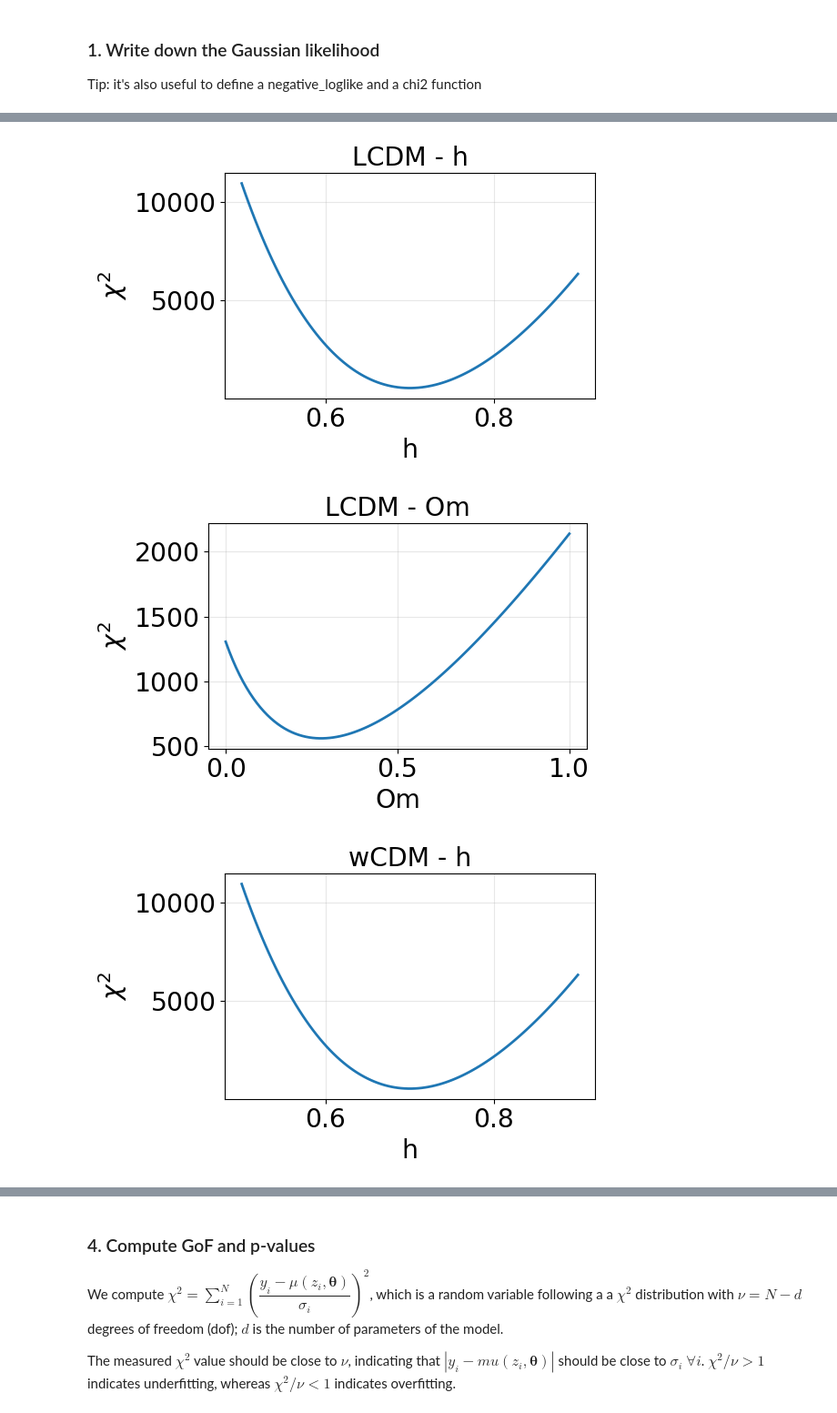
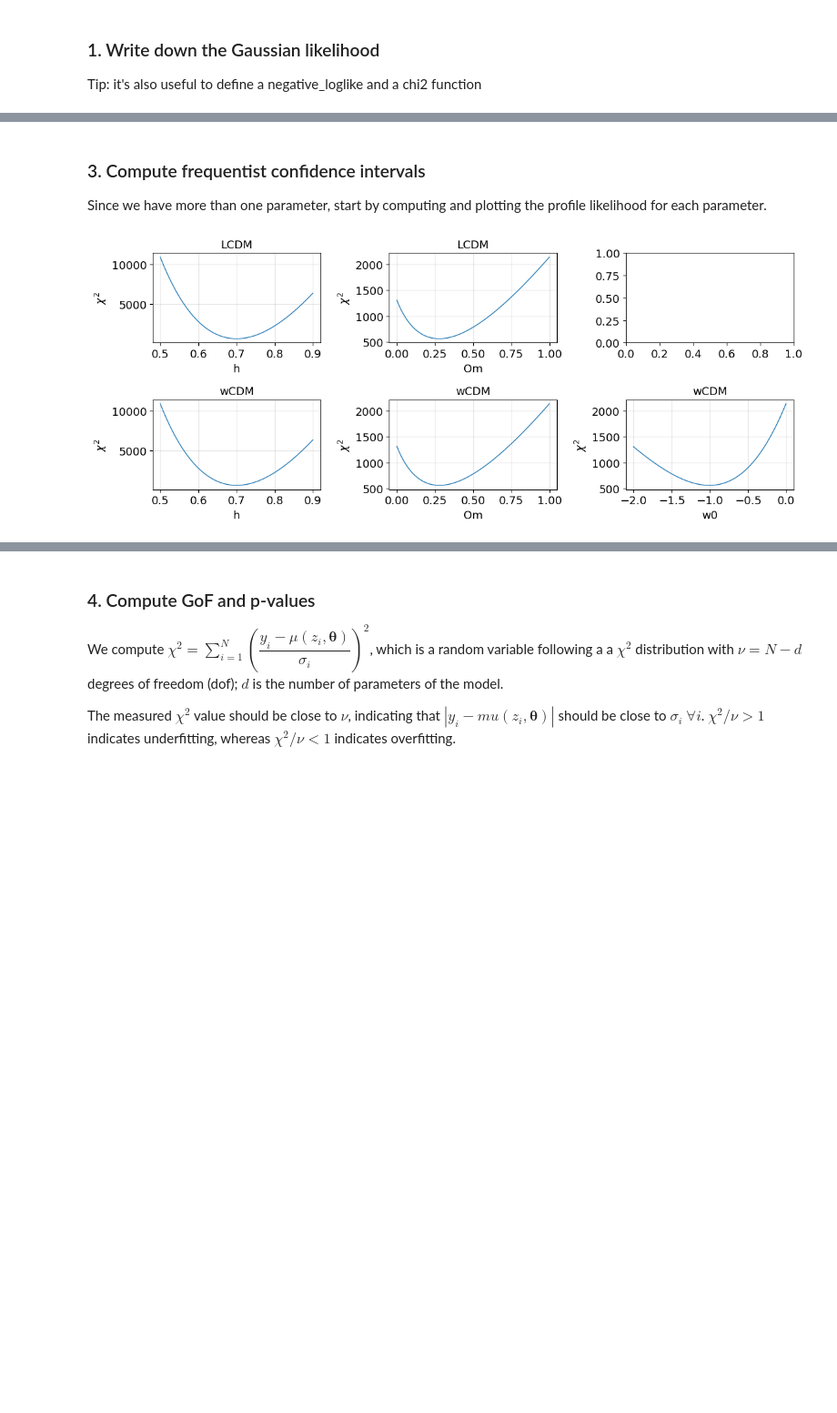
Before and after one commit to davidesciotti/Astrostats, a Jupyter notebook: SNIa_for_astrostats.ipynb, the cells around one changed output, grey strips where cells are left out. Shown at 91% size. Cells and saved outputs as stored; diff of their text form; code cells hidden in the pictures; blank space fills up the shorter version.

Commit message:
better plots for profile likelihood

```diff
--- a/SNIa_for_astrostats.ipynb
+++ b/SNIa_for_astrostats.ipynb
@@ -79,6 +79,8 @@ y_obs = data_union[:, 2]
 sigma_y = data_union[:, 3]
 data_cov = np.diag(sigma_y**2)
 inv_data_cov = np.linalg.inv(data_cov)
+sign, ln_det_data_cov = np.linalg.slogdet(data_cov)
+
 N_obs = z_obs.size
 
 models = ['LCDM', 'wCDM']
@@ -180,24 +183,17 @@ $$\chi^{2}=\sum_{i=1}^{N} \left( \frac{y_{i}-\mu\left(z_{i}, \boldsymbol{\theta}
 ### 1. Write down the Gaussian likelihood
 Tip: it's also useful to define a negative_loglike and a chi2 function
 # %%
-def compute_chi2_new(model_prediction, y_obs, inv_cov):
-
+def chi2_func(model_prediction, y_obs, inv_cov):
     return (y_obs - model_prediction) @ inv_cov @ (y_obs - model_prediction)
 
 
-def ln_likelihood(theta, data, model, inv_cov=inv_data_cov):
+def ln_likelihood(theta, data, model, inv_cov=inv_data_cov, ln_det=ln_det_data_cov):
 
-    z_obs, y_obs, sigma_y = data
+    z_obs, y_obs, _ = data
+    chi2 = chi2_func(model_prediction(z_obs, theta, model), y_obs, inv_cov)
 
-    # note that this will break for a non-diagonal covmat!
-    # chi2 = ((y_obs - model_prediction(z_obs, theta, model)) / sigma_y) ** 2
-    # chi2 = np.sum(chi2)
-
-    # this will not
-    chi2 = compute_chi2_new(model_prediction(z_obs, theta, model), y_obs, inv_cov)
-
-    # in principle, the first term could be dropped, as it doesn't depend on theta
-    return -0.5 * N_obs * np.log(2 * np.pi) - 0.5 * chi2
+    # in principle, the first two terms could be dropped, as they don't depend on theta
+    return -0.5 * N_obs * np.log(2 * np.pi) + ln_det - 0.5 * chi2
 
 
 def minus_ln_likelikooh(*args):
@@ -235,2 +229,5 @@ It's also useful to plot the $\chi^2$ as a function of the model parameters
+# %% [markdown]
+### 3. Compute frequentist confidence intervals
+Since we have more than one parameter, start by computing and plotting the profile likelihood for each parameter.
 # %%
 def compute_chi2(model, data=data):
@@ -243,33 +241,33 @@ def compute_chi2(model, data=data):
 # %%
 chi2_dict = {'LCDM': {'h': [], 'Om': []}, 'wCDM': {'h': [], 'Om': [], 'w0': []}}
 
-for _model in models:
+fig, ax = plt.subplots(2, 3, figsize=(12, 5))
+
+for _model_ix, _model in enumerate(models):
     theta_base = np.array(theta_mle_dict[_model], copy=True)
 
     for par_ix, par_name in enumerate(par_names_dict[_model]):
         par_values = np.linspace(
             prior_ranges[par_name][0], prior_ranges[par_name][1], 100
         )
         chi2_vals = []
 
         for par_value in par_values:
             theta = theta_base.copy()
             theta[par_ix] = par_value
 
             pred = model_prediction(z=z_obs, theta=theta, model=_model)
-            chi2_vals.append(compute_chi2_new(pred, y_obs, inv_data_cov))
+            chi2_vals.append(chi2_func(pred, y_obs, inv_data_cov))
 
         chi2_dict[_model][par_name] = chi2_vals
 
-        plt.figure(figsize=(6, 4))
-        plt.plot(par_values, chi2_vals)
-        plt.xlabel(par_name)
-        plt.ylabel(r'$\chi^2$')
-        plt.title(f'{_model} - {par_name}')
-        plt.grid(alpha=0.3)
-        plt.tight_layout()
-        plt.show()
+        ax[_model_ix, par_ix].plot(par_values, chi2_vals)
+        ax[_model_ix, par_ix].set_xlabel(par_name)
+        ax[_model_ix, par_ix].set_ylabel(r'$\chi^2$')
+        ax[_model_ix, par_ix].set_title(_model)
+        ax[_model_ix, par_ix].grid(alpha=0.3)
+
+fig.tight_layout()
+ax[0, 2].axis('off')
 # %% [output]
-[figure, old version]
+[figure, new version]
-[figure, removed]
-[figure, removed]
```
Also changed, not shown: parts of 22 cells of this notebook.
